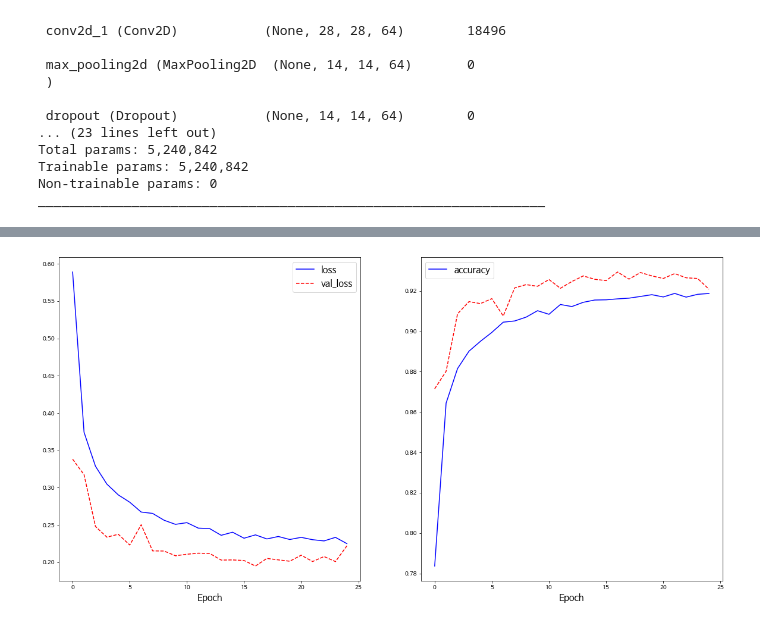
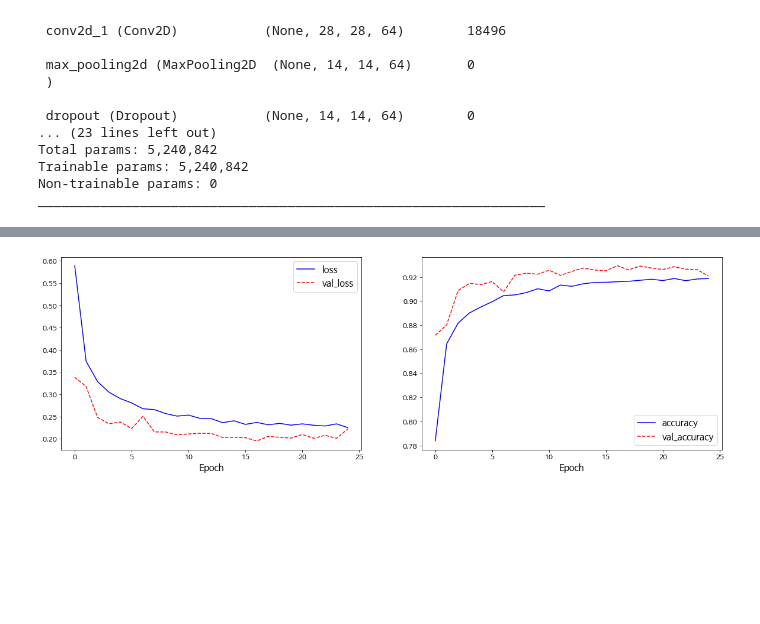
Before and after one commit to rubinkim/TENSORFLOW_2023, a Jupyter notebook: Fashion_MNIST_VGGNet.ipynb, the cells around one changed output, grey strips where cells are left out. Saved outputs shown, nothing was run; the diff lists cells and outputs as text; code cells hidden in the pictures; blank space fills up the shorter version.

Commit message:
Completing VGGNet-7 Model graph

```diff
--- a/Fashion_MNIST_VGGNet.ipynb
+++ b/Fashion_MNIST_VGGNet.ipynb
@@ -137,21 +137,22 @@ Epoch 25/25
 # %%
 ## train data와 test data의 loss와 accuracy 그래프 그리기
 import matplotlib.pyplot as plt
-plt.figure(figsize=(20, 10))
+plt.figure(figsize=(20, 6))
 
 plt.subplot(1,2,1)
 plt.plot(history.history['loss'], 'b-', label='loss')
 plt.plot(history.history['val_loss'], 'r--', label='val_loss')
 plt.xlabel('Epoch', size=15)
-
+plt.tick_params(axis='both', which='major', labelsize=12)
 plt.legend(fontsize=15)
 
 plt.subplot(1,2,2)
 plt.plot(history.history['accuracy'], 'b-', label='accuracy')
-plt.plot(history.history['val_accuracy'], 'r--')
+plt.plot(history.history['val_accuracy'], 'r--', label='val_accuracy')
 plt.xlabel('Epoch', size=15)
-plt.legend(fontsize=15)
+plt.tick_params(axis='both', which='major', labelsize=12)
+plt.legend(fontsize=15, loc='lower right')
 
 plt.show()
 # %% [output]
-[figure, old version]
+[figure, new version]
```
